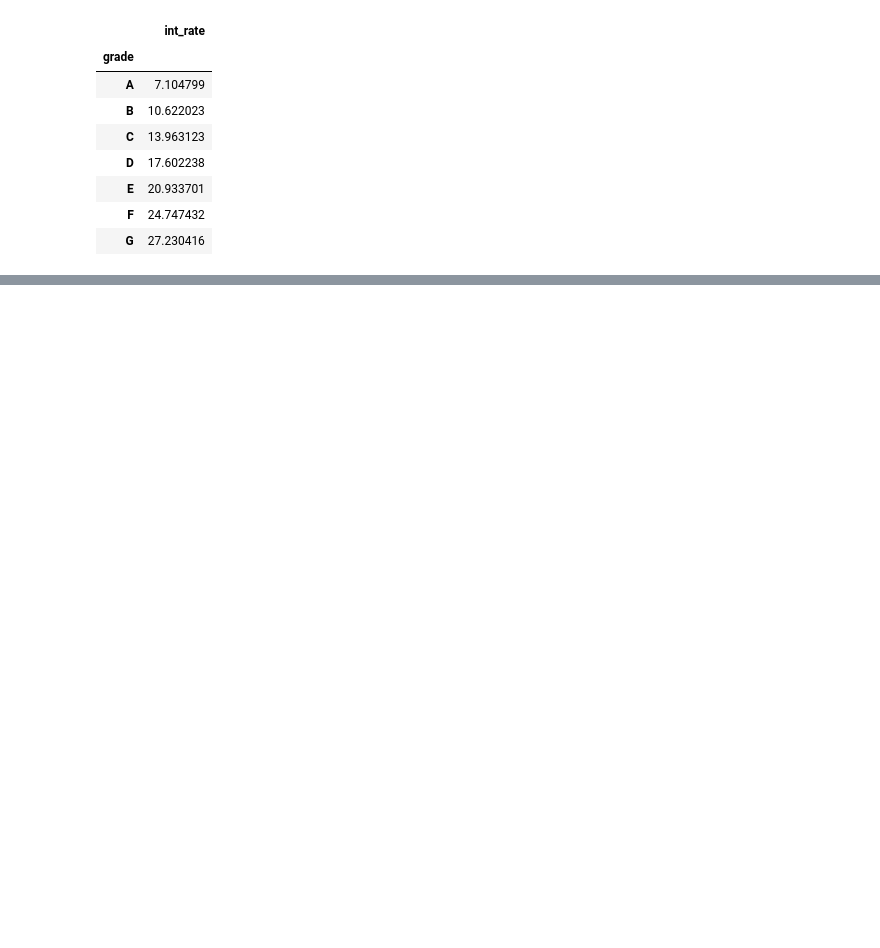
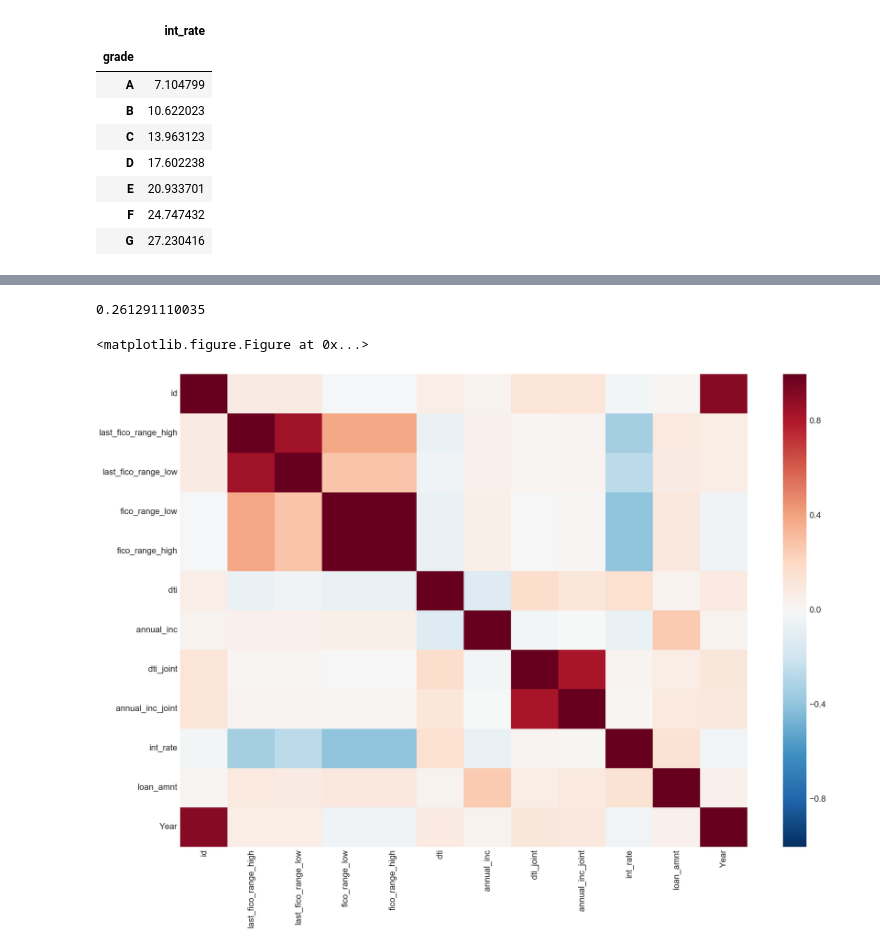
Before and after one commit to prakashm94/Data-Science-2017-fall, a Jupyter notebook: Part 1/EDA.ipynb, the cells around one changed output, grey strips where cells are left out. Saved outputs shown, nothing was run; the diff lists cells and outputs as text; code cells hidden in the pictures; blank space fills up the shorter version.

```diff
--- a/EXploratory Data analysis.ipynb
+++ b/Part 1/EDA.ipynb
@@ -694,0 +756,18 @@ temp[['grade','int_rate','application_type']].groupby(['grade']).mean()
+# %%
+ann = temp[['id','grade', 'annual_inc']]
+Mode = temp['annual_inc'].mode()[0]
+a = list(temp['grade'].unique())
+
+for c in a:
+    t = ann[ann.grade == c]
+    if( t.annual_inc.isnull().sum()==0):
+            break
+    else:
+            if(t.shape == t[t.isnull().any(axis=1)].shape ):
+                t['annual_inc'].fillna(Mode, inplace=True)
+            else:
+                c = t['annual_inc'].mode()[0]
+                t['annual_inc'].fillna(c, inplace=True)
+            ann.loc[ann.id.isin(t.id), ['annual_inc']] = t[['annual_inc']]
+ann['annual_inc'].fillna(ann['annual_inc'].mode()[0], inplace = True)
+temp.loc[temp.id.isin(ann.id), ['annual_inc']] = ann[['annual_inc']]
@@ -694,0 +848,27 @@ temp[['grade','int_rate','application_type']].groupby(['grade']).mean()
+# %%
+from sklearn.neighbors import KNeighborsClassifier
+from sklearn import preprocessing, neighbors
+
+clf = neighbors.KNeighborsClassifier()
+clf.fit(X,y)
+accuracy = clf.score(X, y)
+print(accuracy)
+prediction = clf.predict(Y)
+
+# Y_target.loc[Y_target.structuretaxvaluedollarcnt.isnull(),'structuretaxvaluedollarcnt'] = prediction
+# merge_2016.loc[merge_2016.parcelid.isin(Y_target.parcelid), ['structuretaxvaluedollarcnt']] = Y_target[['structuretaxvaluedollarcnt']]
+# %% [output]
+0.261291110035
+# %%
+import matplotlib.pyplot as plt
+import seaborn as sns
+import numpy as np
+color = sns.color_palette()
+plt.figure(figsize = (30,20))
+sns.set(font_scale = 2)
+sns.heatmap(data=temp.corr())
+plt.show()
+plt.gcf().clear()
+# %% [output]
+<matplotlib.figure.Figure at 0x...>
+[figure, added]
```
Also changed, not shown: parts of 30 cells of this notebook, 3 other files.
